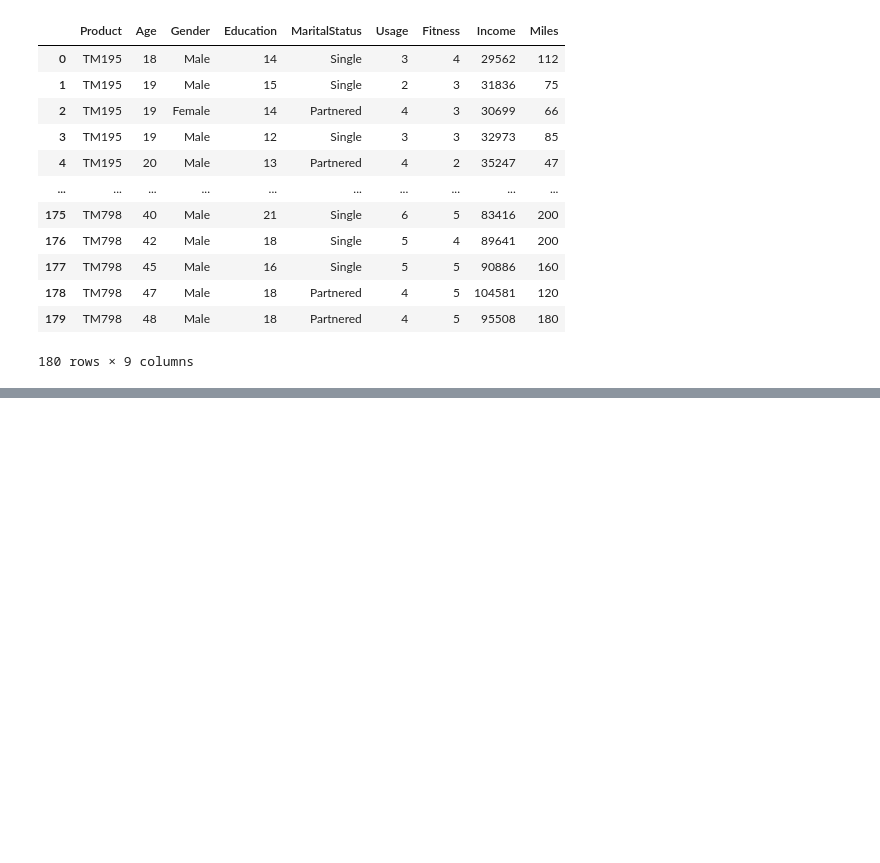
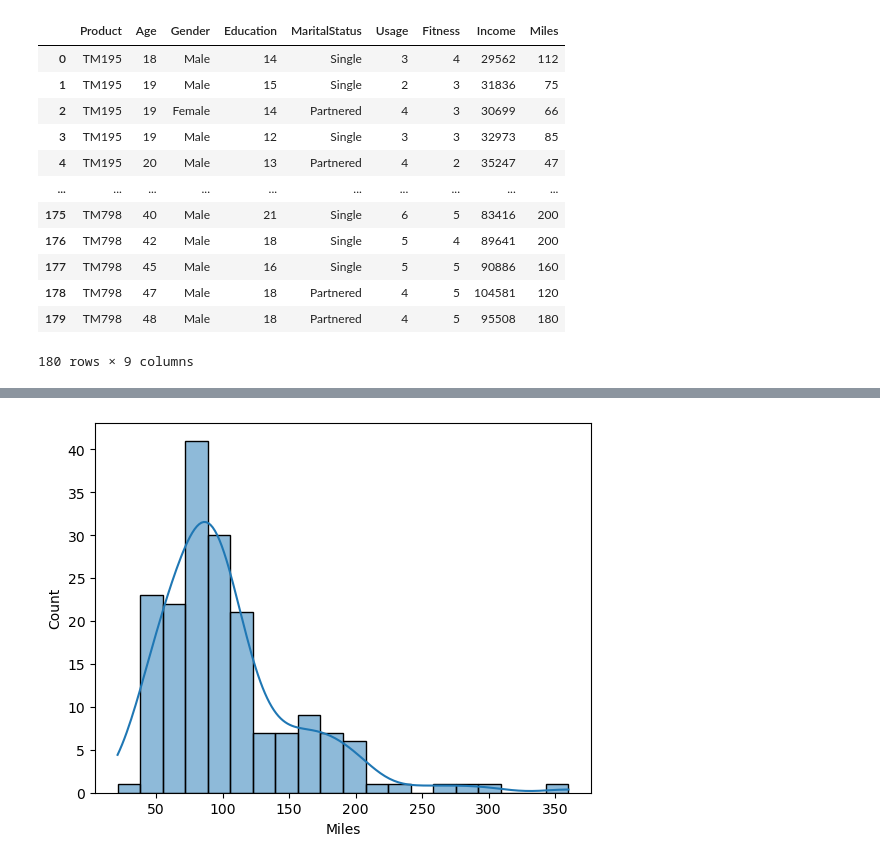
Before and after one commit to zypher-4/mit-adsp, a Jupyter notebook: Week 1/First Casestudy.ipynb, the cells around one changed output, grey strips where cells are left out. Saved outputs shown, nothing was run; the diff lists cells and outputs as text; code cells hidden in the pictures; blank space fills up the shorter version.

```diff
--- a/Week 1/First Casestudy.ipynb
+++ b/Week 1/First Casestudy.ipynb
@@ -23,0 +112,4 @@ df
+# %%
+sns.histplot(data=df, x='Miles', kde=True);
+# %% [output]
+[figure, added]
```
Also changed, not shown: parts of 14 cells of this notebook, 8 other files.
